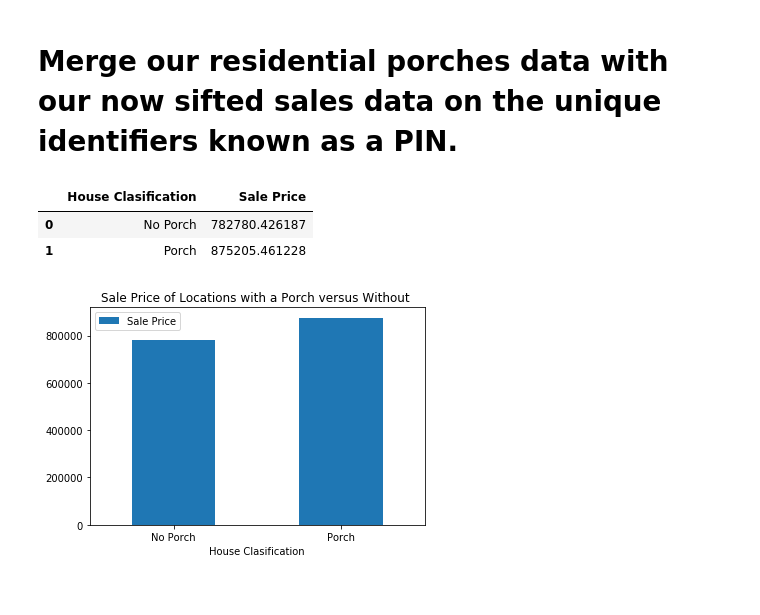
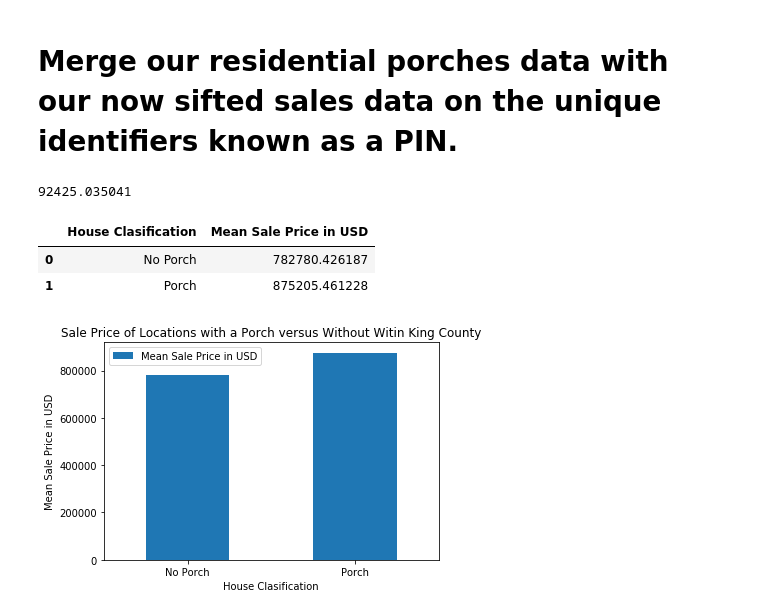
Before and after one commit to chum46/housing_sales_king_county, a Jupyter notebook: notebooks/exploratory/02_js_exploratory_Visualizations.ipynb, the cells around one changed output. Drawn from its saved outputs; the diff is of its cells as text; code cells hidden in the pictures.

```diff
--- a/notebooks/exploratory/02_js_exploratory_Visualizations.ipynb
+++ b/notebooks/exploratory/02_js_exploratory_Visualizations.ipynb
@@ -209,16 +236,21 @@ sales_and_porch.rename(columns={"SalePrice": "saleprice_porch"},inplace=True)
 # %%
 sales_and_noporch=siftedsales.merge(no_porch, how="inner", on="PIN")
 sales_and_noporch.rename(columns={"SalePrice": "saleprice_noporch"}, inplace=True)
+# %%
+875205.461228-782780.426187
+# %% [output]
+92425.035041
 # %%
-vis_data=pd.DataFrame({'House Clasification':['No Porch', 'Porch'], 'Sale Price':[782780.426187, 875205.461228]})
+vis_data=pd.DataFrame({'House Clasification':['No Porch', 'Porch'], 'Mean Sale Price in USD':[782780.426187, 875205.461228]})
 # vis_data= vis_data.transpose()
 # vis_data.mean()
 vis_data
 # %% [output]
-|  | House Clasification | Sale Price |
+|  | House Clasification | Mean Sale Price in USD |
 | 0 | No Porch | 782780.426187 |
 | 1 | Porch | 875205.461228 |
 # %%
-ax = vis_data.plot.bar(x='House Clasification', y='Sale Price', rot=0, title='Sale Price of Locations with a Porch versus Without ')
+ax = vis_data.plot.bar(x='House Clasification', y='Mean Sale Price in USD', rot=0, title='Sale Price of Locations with a Porch versus Without Witin King County')
+ax.set_ylabel('Mean Sale Price in USD');
 # %% [output]
-[figure, old version]
+[figure, new version]
```
Also changed, not shown: parts of 6 cells of this notebook, 4 other files.
